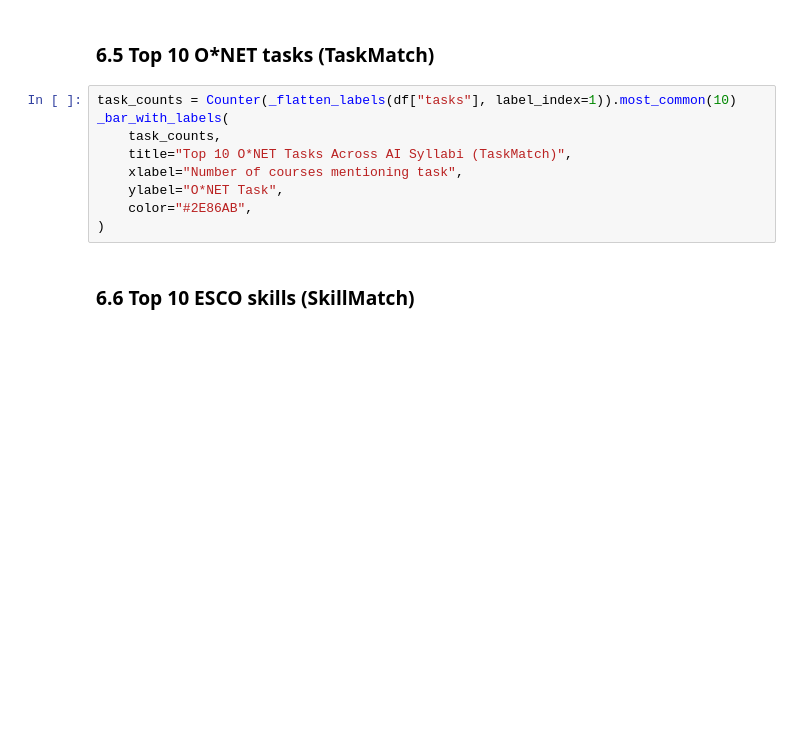
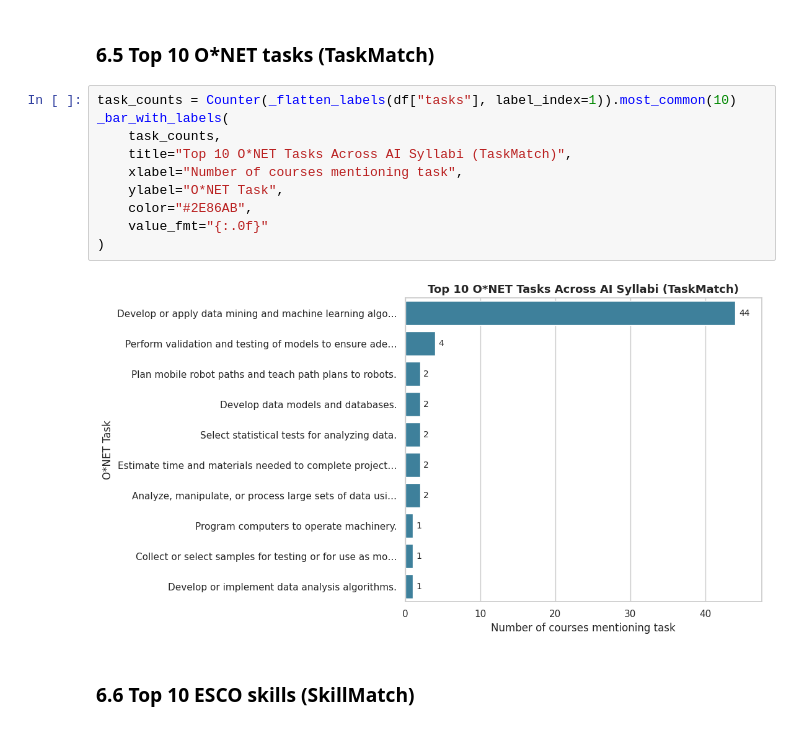
Before and after one commit to pnorlander/JAAT_Demos, a Jupyter notebook: ai_curriculum/AI_Curriculum_JAAT_Analysis.ipynb, the cells around one changed output. Drawn from its saved outputs; the diff is of its cells as text; blank space fills up the shorter version.

```diff
--- a/ai_curriculum/AI_Curriculum_JAAT_Analysis.ipynb
+++ b/ai_curriculum/AI_Curriculum_JAAT_Analysis.ipynb
@@ -476,12 +537,15 @@ _bar_with_labels(
 # %%
 task_counts = Counter(_flatten_labels(df["tasks"], label_index=1)).most_common(10)
 _bar_with_labels(
     task_counts,
     title="Top 10 O*NET Tasks Across AI Syllabi (TaskMatch)",
     xlabel="Number of courses mentioning task",
     ylabel="O*NET Task",
     color="#2E86AB",
+    value_fmt="{:.0f}"
 )
+# %% [output]
+[figure, added]
 # %% [markdown]
 ### 6.6 Top 10 ESCO skills (SkillMatch)
 # %%
```
Also changed, not shown: parts of 18 cells of this notebook.
